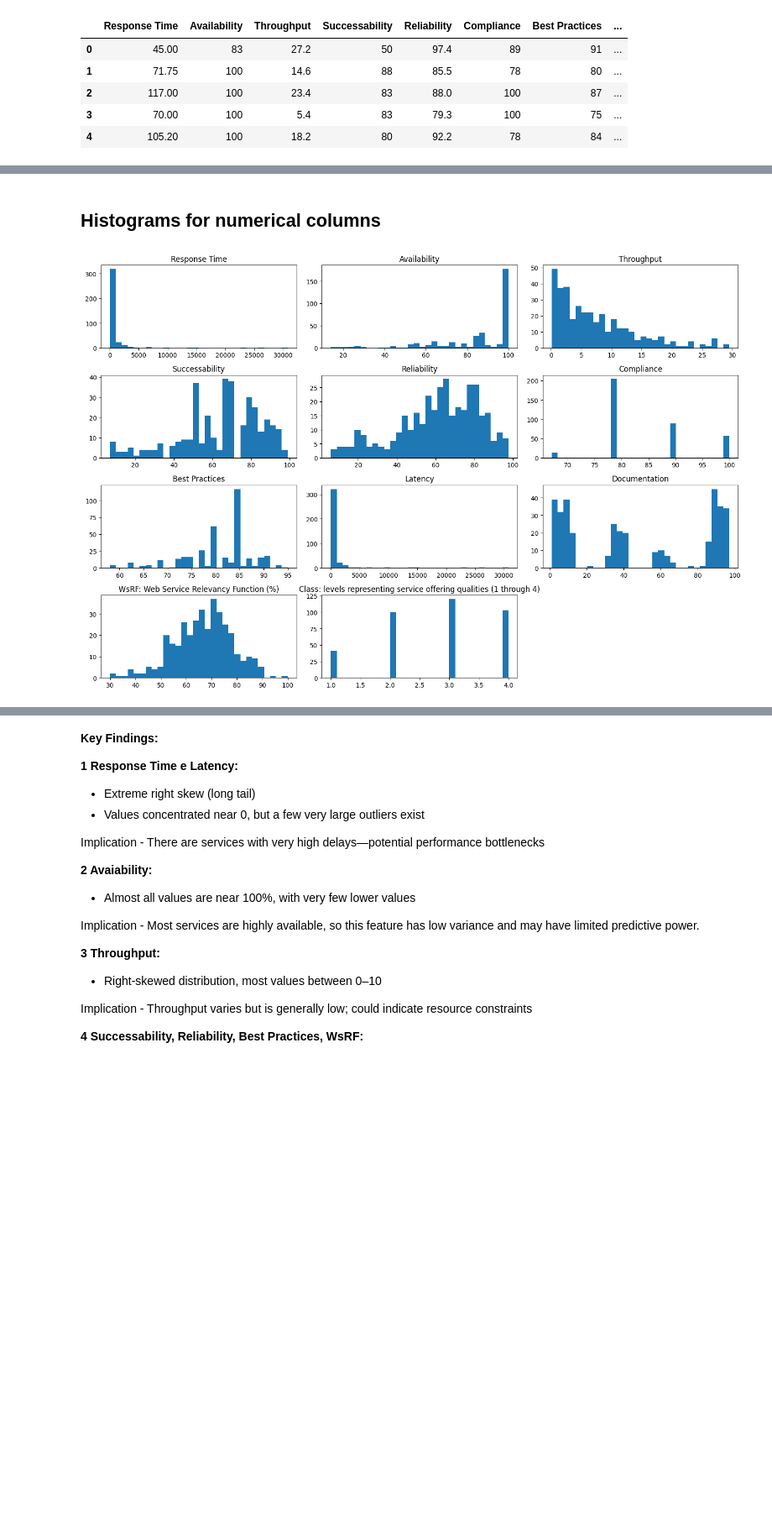
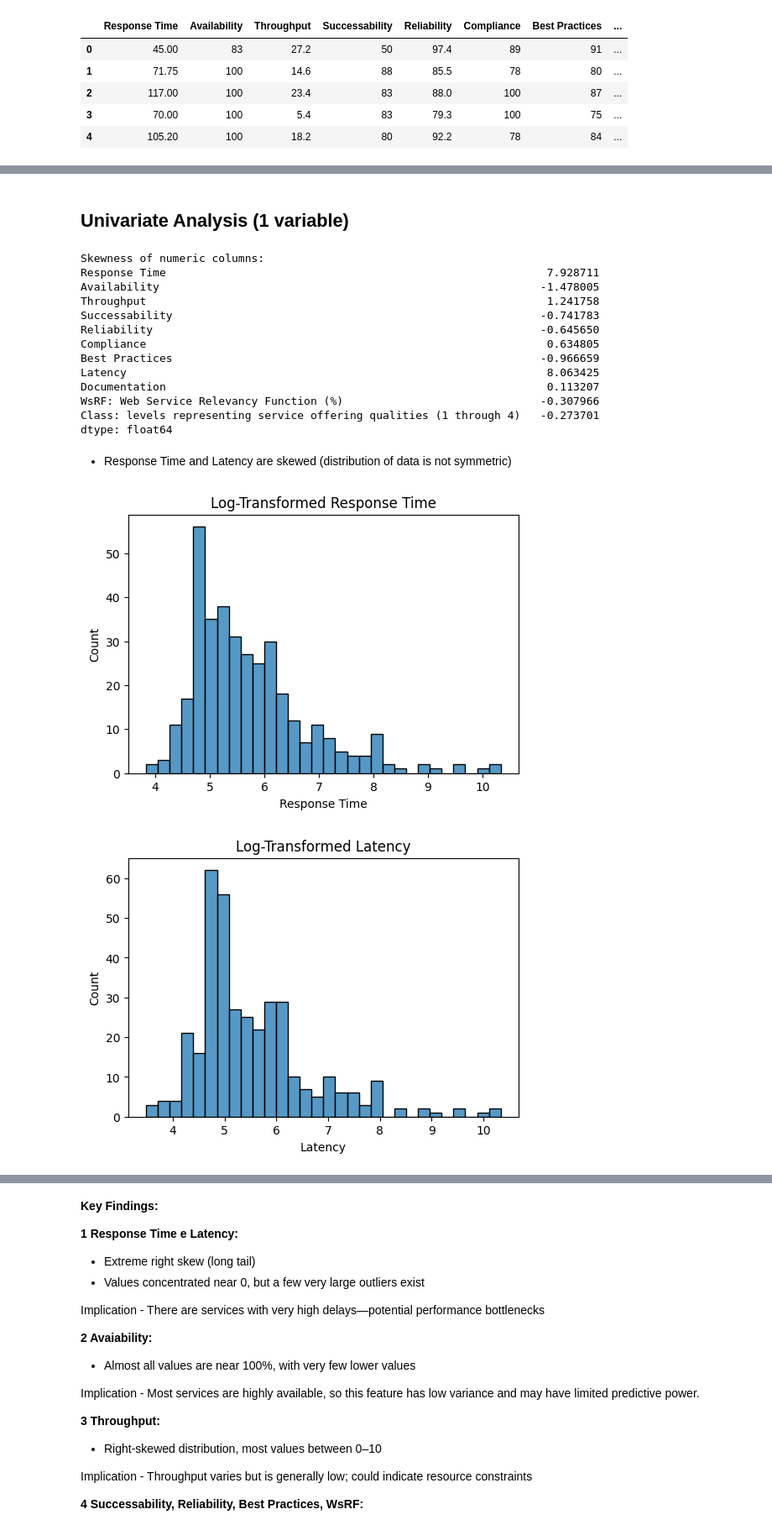
Before and after one commit to ricardo-abreu1/Route-25, a Jupyter notebook: Data_EDA.ipynb, the cells around one changed output, grey strips where cells are left out. Shown at 84% size. Saved outputs shown, nothing was run; the diff lists cells and outputs as text; code cells hidden in the pictures; blank space fills up the shorter version.

Commit message:
Improved Scripts, Data Process

```diff
--- a/Data_EDA.ipynb
+++ b/Data_EDA.ipynb
@@ -60,8 +76,32 @@ df_categorical = df.select_dtypes(include='object')
 # %% [markdown]
-## Histograms for numerical columns
+## **Univariate Analysis (1 variable)**
 # %%
-# Plot histograms numeric columns
-df_numerical.hist(bins=30, figsize=(15, 10), grid=False)
-plt.tight_layout()
+# Check for skewness or log-transform suggestion
+print("Skewness of numeric columns:")
+print(df_numerical.skew())
 # %% [output]
-[figure, removed]
+Skewness of numeric columns:
+Response Time                                                          7.928711
+Availability                                                          -1.478005
+Throughput                                                             1.241758
+Successability                                                        -0.741783
+Reliability                                                           -0.645650
+Compliance                                                             0.634805
+Best Practices                                                        -0.966659
+Latency                                                                8.063425
+Documentation                                                          0.113207
+WsRF: Web Service Relevancy Function (%)                              -0.307966
+Class: levels representing service offering qualities (1 through 4)   -0.273701
+dtype: float64
+# %% [markdown]
+ - Response Time and Latency are skewed (distribution of data is not symmetric)
+# %%
+skewed_cols = ['Response Time', 'Latency']
+for col in skewed_cols:
+    plt.figure(figsize=(6,4))
+    sns.histplot(np.log1p(df[col]), bins=30)
+    plt.title(f'Log-Transformed {col}')
+    plt.show()
+# %% [output]
+[figure, added]
+[figure, added]
```
Also changed, not shown: parts of 25 cells of this notebook, 4 other files.
